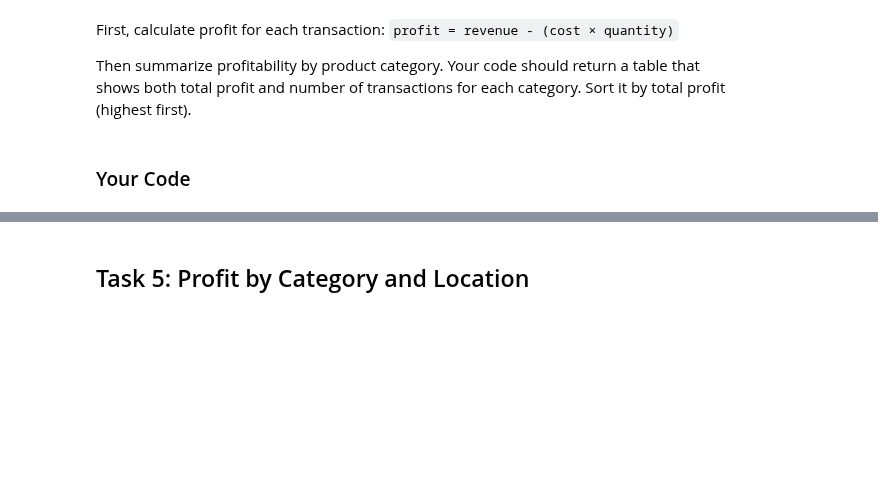
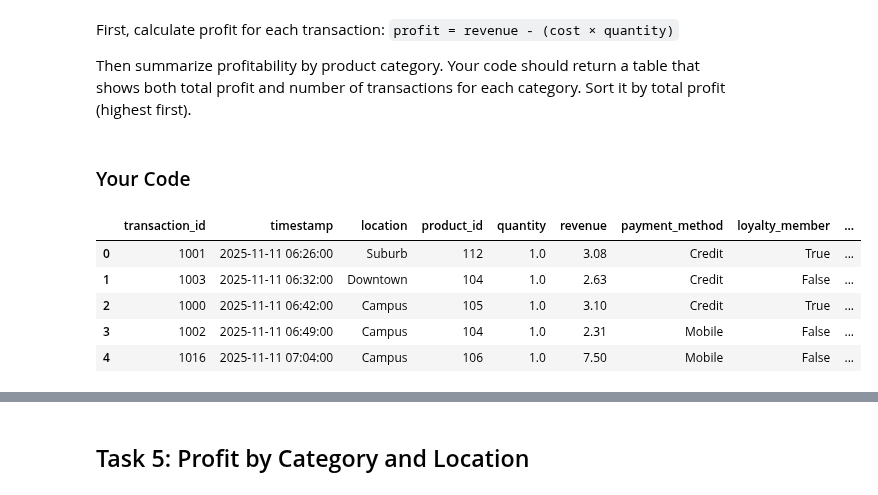
Before and after one commit to mattressdog/py4eda-work, a Jupyter notebook: test2b/test_2b.ipynb, the cells around one changed output, grey strips where cells are left out. Cells and saved outputs as stored; diff of their text form; code cells hidden in the pictures; blank space fills up the shorter version.

```diff
--- a/test2b/test_2b.ipynb
+++ b/test2b/test_2b.ipynb
@@ -290,3 +290,13 @@ Then summarize profitability by product category. Your code should return a tabl
 ### Your Code
 # %%
 # Task 4: create profit column, then groupby with .agg()
+df['profit'] = df['revenue'] - (df['cost']*df['quantity'])
+# %%
+df.head()
+# %% [output]
+|  | transaction_id | timestamp | location | product_id | quantity | revenue | payment_method | loyalty_member | ... |
+| 0 | 1001 | 2025-11-11 06:26:00 | Suburb | 112 | 1.0 | 3.08 | Credit | True | ... |
+| 1 | 1003 | 2025-11-11 06:32:00 | Downtown | 104 | 1.0 | 2.63 | Credit | False | ... |
+| 2 | 1000 | 2025-11-11 06:42:00 | Campus | 105 | 1.0 | 3.10 | Credit | True | ... |
+| 3 | 1002 | 2025-11-11 06:49:00 | Campus | 104 | 1.0 | 2.31 | Mobile | False | ... |
+| 4 | 1016 | 2025-11-11 07:04:00 | Campus | 106 | 1.0 | 7.50 | Mobile | False | ... |
```
Also changed, not shown: parts of 1 cell of this notebook.
